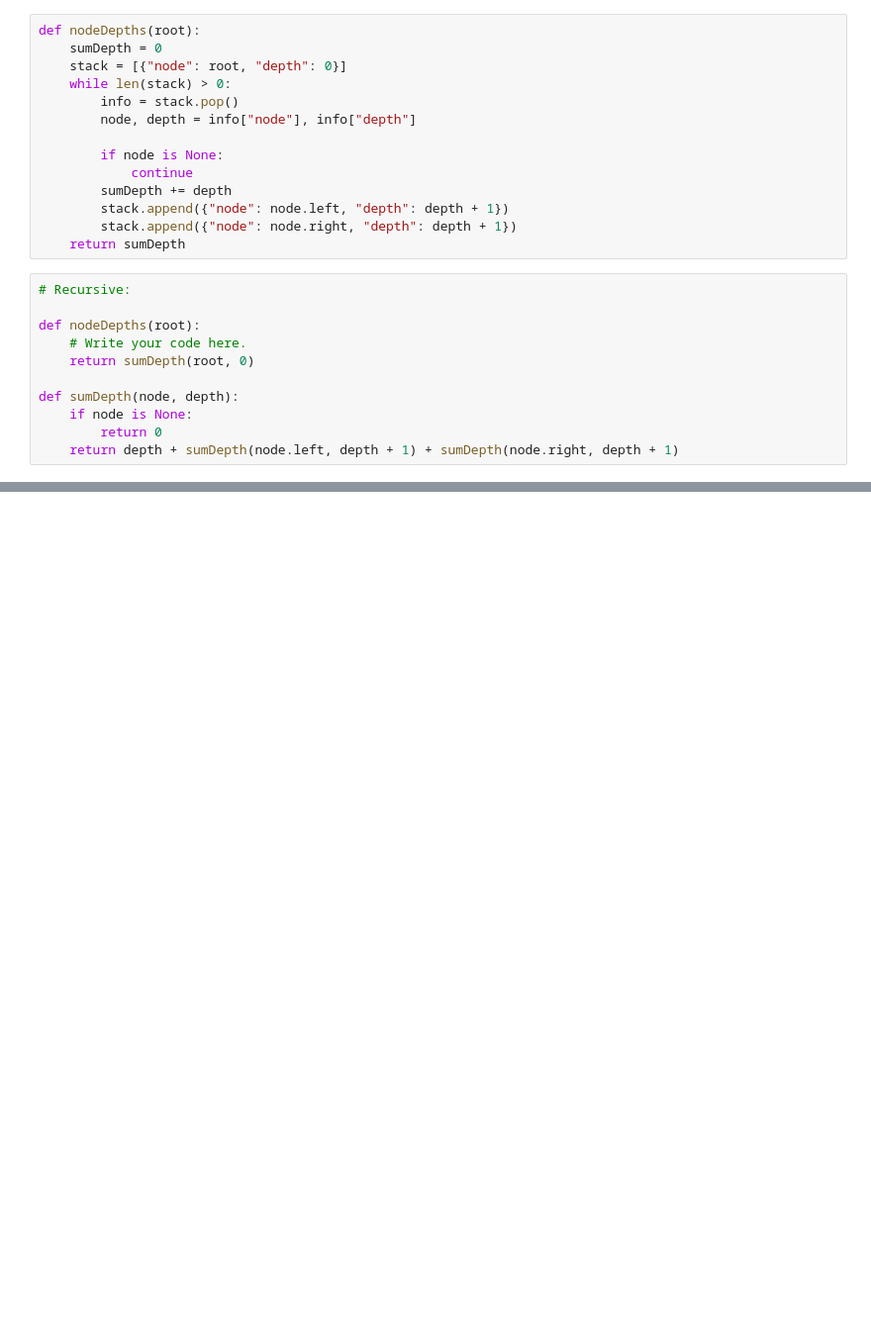
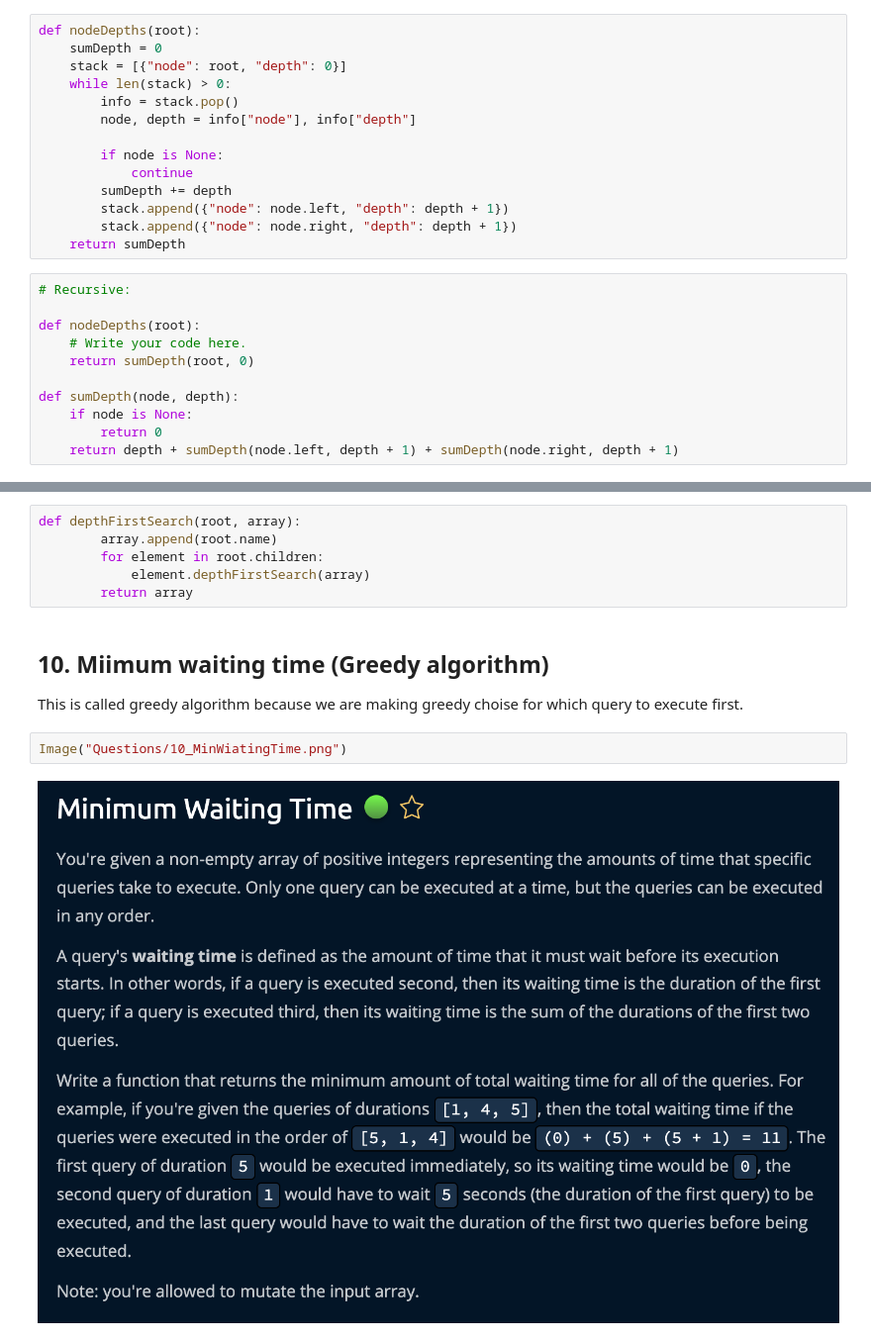
Before and after one commit to shubhamDarmwar/DataStructures, a Jupyter notebook: Excercise/EasyQuestions/Easy Questions.ipynb, the cells around one changed output, grey strips where cells are left out. Shown at 99% size. Saved outputs shown, nothing was run; the diff lists cells and outputs as text; blank space fills up the shorter version.

```diff
--- a/Excercise/EasyQuestions/Easy Questions.ipynb
+++ b/Excercise/EasyQuestions/Easy Questions.ipynb
@@ -254,0 +295,13 @@ def sumDepth(node, depth):
+# %%
+def depthFirstSearch(root, array):
+        array.append(root.name)
+        for element in root.children:
+            element.depthFirstSearch(array)
+        return array
+# %% [markdown]
+## 10. Miimum waiting time (Greedy algorithm)
+This is called greedy algorithm because we are making greedy choise for which query to execute first.
+# %%
+Image("Questions/10_MinWiatingTime.png")
+# %% [output]
+[figure, added]
```
Also changed, not shown: parts of 15 cells of this notebook, 5 other files.
